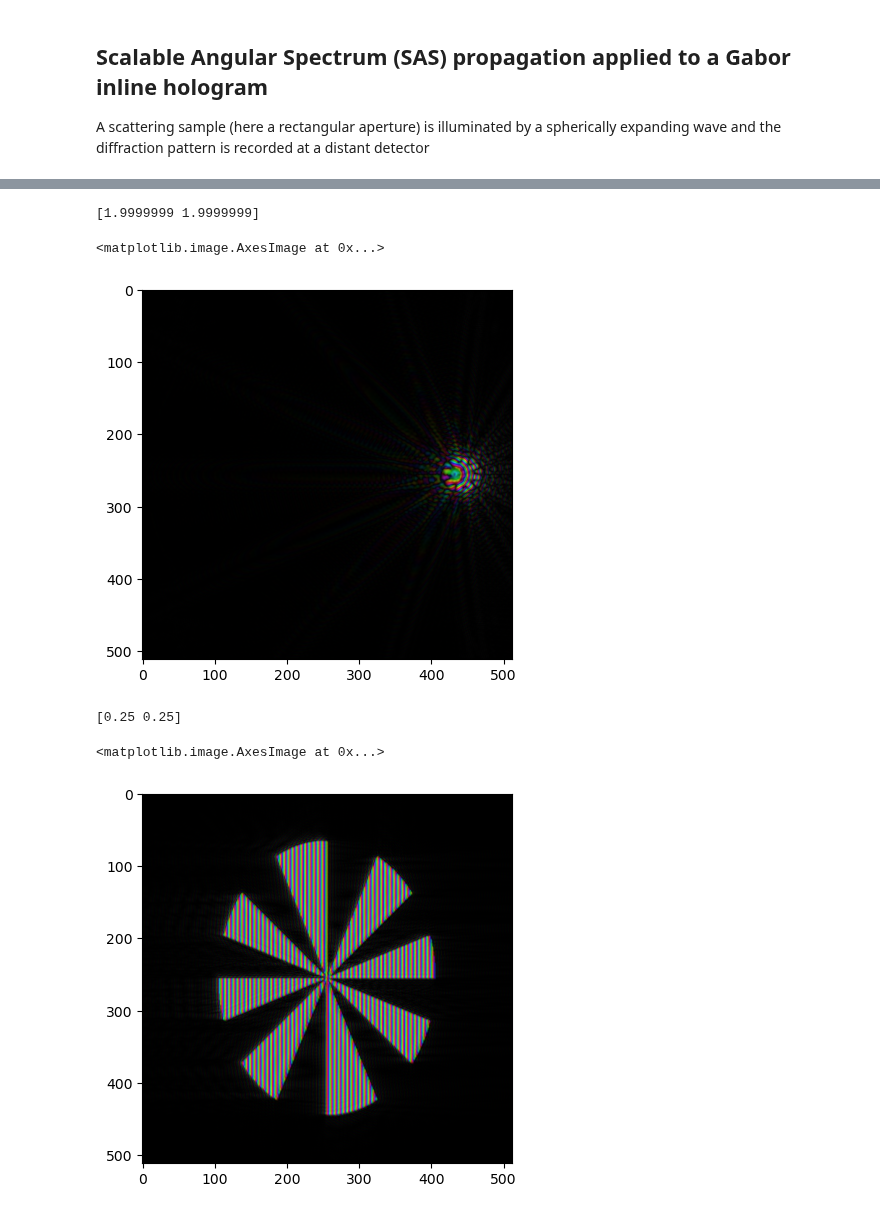
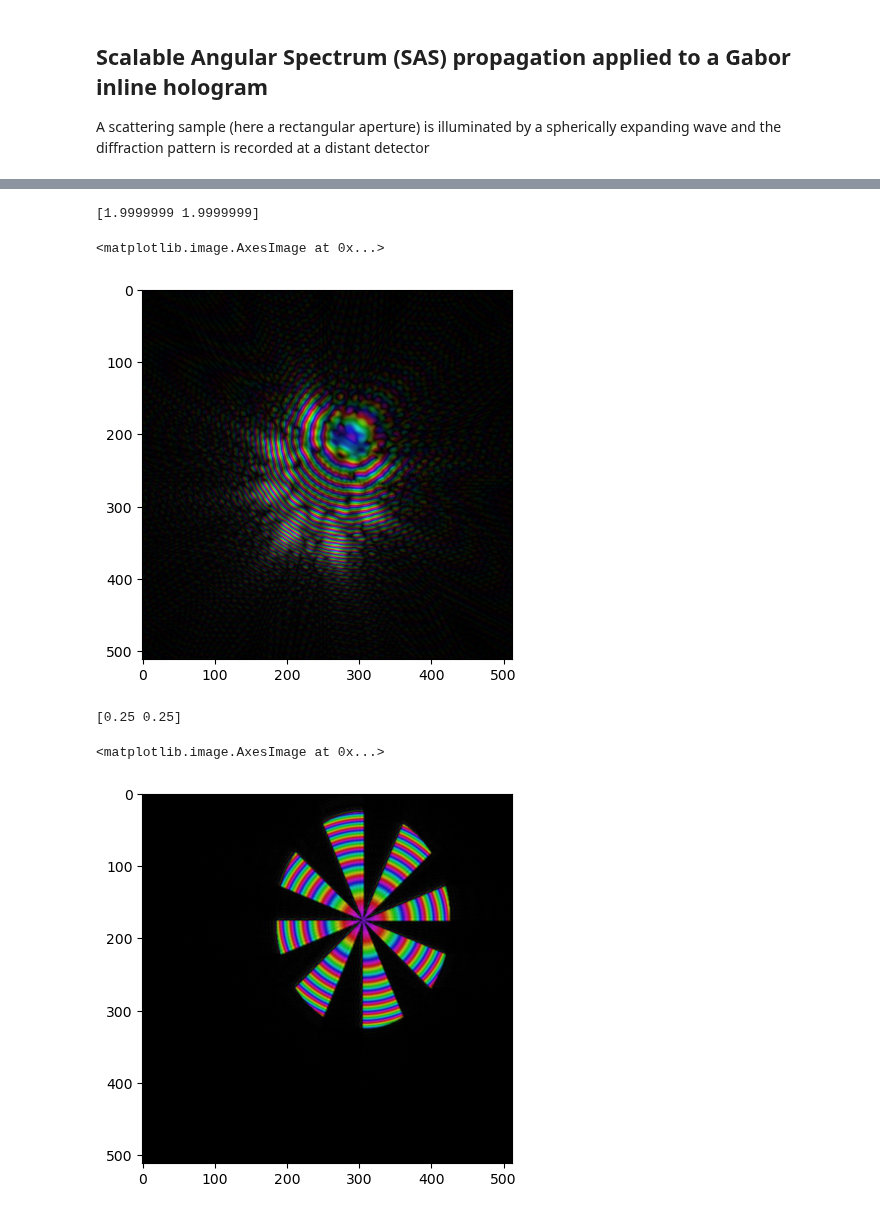
Before and after one commit to chromatix-team/chromatix, a Jupyter notebook: docs/examples/sas_gabor_hologram.ipynb, the cells around one changed output, grey strips where cells are left out. Cells and saved outputs as stored; diff of their text form; code cells hidden in the pictures.

Commit message:
added shift. There is still a bug in the inverse SAS / inverse Fresnel

```diff
--- a/docs/examples/sas_gabor_hologram.ipynb
+++ b/docs/examples/sas_gabor_hologram.ipynb
@@ -47,12 +48,13 @@ field_sample = cx.point_source(shape=shape, dx=L_box/N_box, spectrum=lbd, spectr
 D_box = L_box / 16
 
 # field_exit = cx.square_pupil(field_sample, w=D_box)
-field_exit = field_sample * jnp.array(_broadcast_2d_to_spatial(chromatix.utils.data.siemens_star(field_sample.spatial_shape[0], num_spokes=16, radius=[150,190]), field_sample.ndim))
+field_exit = field_sample * jnp.array(_broadcast_2d_to_spatial(chromatix.utils.data.siemens_star(field_sample.spatial_shape[0], num_spokes=16, radius=[120,150]), field_sample.ndim))
+field_exit = shift(field_exit, (-80, 50))
+# field_exit = cx.shift_ft(field_exit, (30.5, 0))
 
 field_sensor = cx.propagation.transform_propagate_sas(field_exit, z=detector_distance, n=1.0, skip_final_phase=True)
 
 field_sensor_fr = cx.propagation.transform_propagate(field_exit, z=detector_distance, n=1.0, N_pad=(256,256), skip_final_phase=True)
-field_bwd = cx.propagation.transform_propagate(field_sensor_fr, z=-detector_distance, n=1.0, N_pad=(256,256), skip_initial_phase=True)
 # %%
 plt.imshow(colorize(field_exit))
 # %% [output]
@@ -64,16 +66,16 @@ plt.imshow(colorize(field_sensor, gamma=1.0))
 # %% [output]
 [1.9999999 1.9999999]
 <matplotlib.image.AxesImage at 0x...>
-[figure, old version]
+[figure, new version]
 # %%
 # inverse SAS
 
-field_backpropagated = cx.propagation.transform_propagate_sas(field_sensor, z= -detector_distance, n=1.0, skip_initial_phase=True, inverse=True)
+field_backpropagated = cx.propagation.transform_propagate_sas(field_sensor, z= -detector_distance, n=1.0, skip_initial_phase=True)
 print(np.squeeze(field_backpropagated.dx))
 plt.imshow(colorize(field_backpropagated, gamma=1.0))
 # %% [output]
 [0.25 0.25]
 <matplotlib.image.AxesImage at 0x...>
-[figure, old version]
+[figure, new version]
 # %%
 # inverse Fresnel
```
Also changed, not shown: parts of 5 cells of this notebook, 2 other files.
